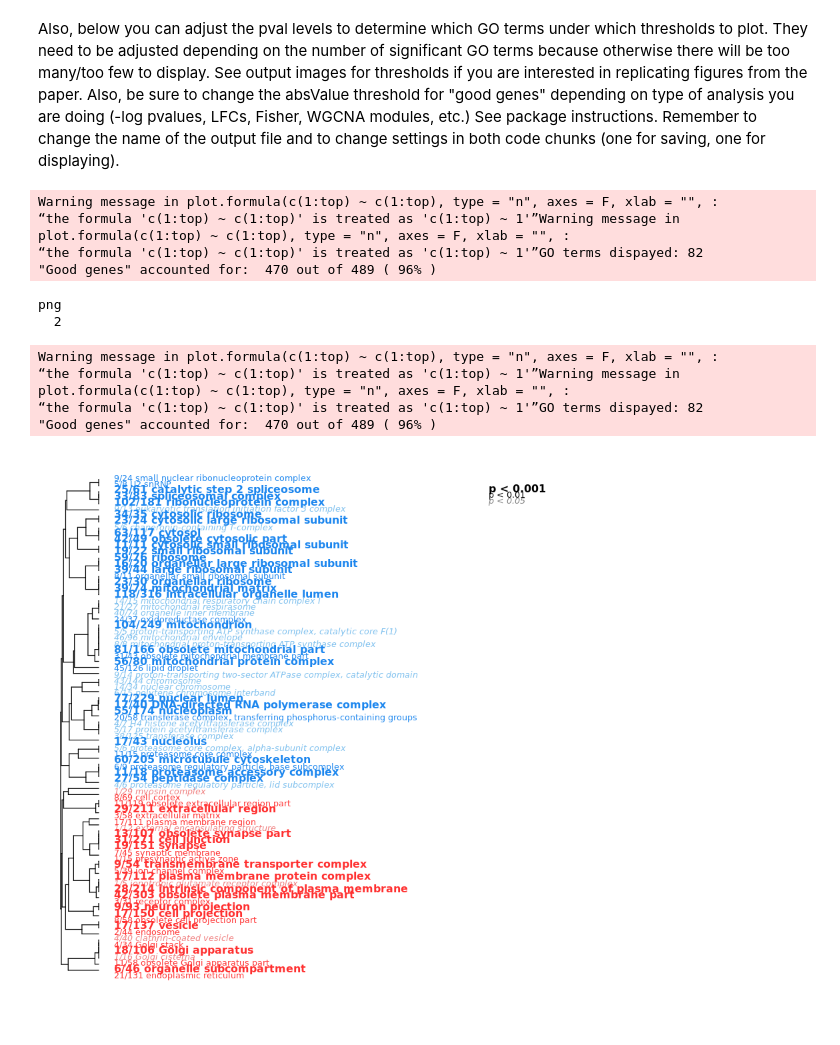
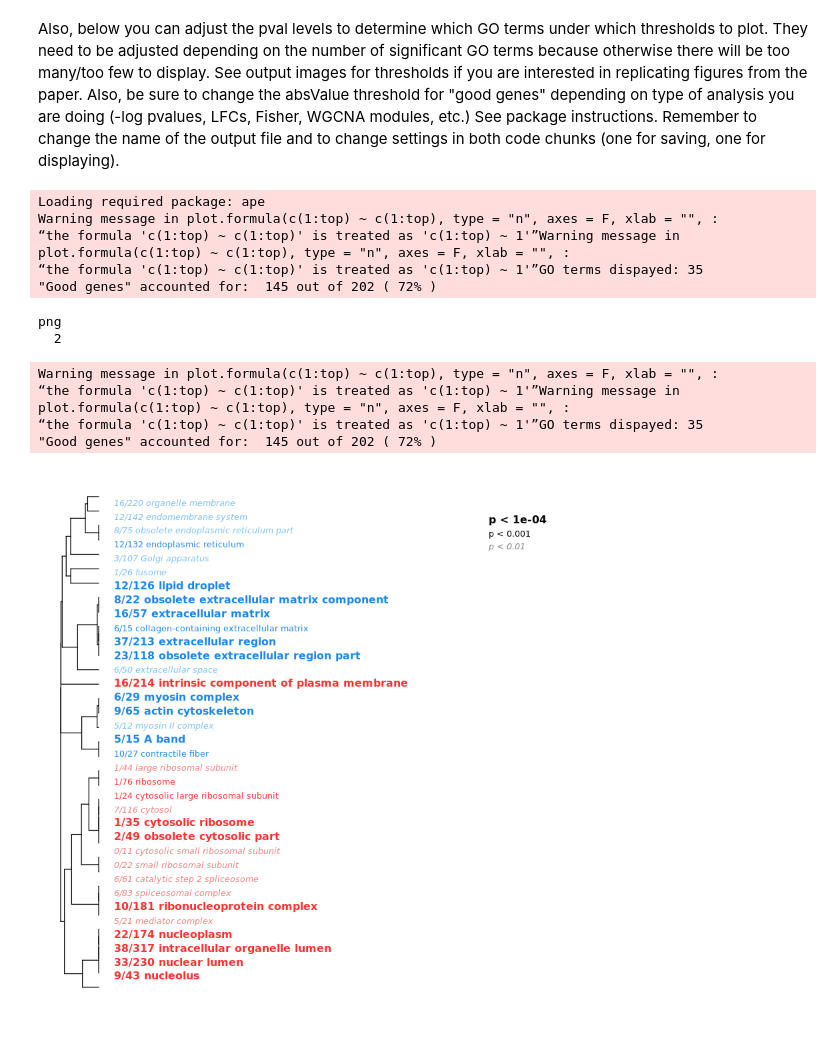
Before and after one commit to tepoltlab/RhithroLoxo_DE, a Jupyter notebook: GO_MWU/GO_MWU.ipynb, the cells around one changed output. Cells and saved outputs as stored; diff of their text form; code cells hidden in the pictures.

```diff
--- a/GO_MWU/GO_MWU.ipynb
+++ b/GO_MWU/GO_MWU.ipynb
@@ -140,8 +140,8 @@ There are many possible enrichment analyses one can run given the output from th
 
 Note that `GO_MWU` may return a message about "terms without a defined level." Apparently `EnTAP` is returning some deprecated GO terms, as was also noted [here](https://github.com/fishercera/TreehopperSeq/blob/master/GoSeq_Walkthrough.md).
 # %%
-input="GO_MWU_interaction_AvI_pval.csv" # two columns of comma-separated values: gene id, continuous measure of significance. To perform standard GO enrichment analysis based on Fisher's exact test, use binary measure (0 or 1, i.e., either sgnificant or not).
-goAnnotations="GO_MWU_annot_1e-50_range.tsv" # two-column, tab-delimited, one line per gene, multiple GO terms separated by semicolon. If you have multiple lines per gene, use nrify_GOtable.pl prior to running this script.
+input="GO_MWU_PvC_pval.csv" # two columns of comma-separated values: gene id, continuous measure of significance. To perform standard GO enrichment analysis based on Fisher's exact test, use binary measure (0 or 1, i.e., either sgnificant or not).
+goAnnotations="GO_MWU_annot_1e-50_PvC.tsv" # two-column, tab-delimited, one line per gene, multiple GO terms separated by semicolon. If you have multiple lines per gene, use nrify_GOtable.pl prior to running this script.
 goDatabase="go.obo" # download from http://www.geneontology.org/GO.downloads.ontology.shtml
 goDivision="CC" # either MF, or BP, or CC
 source("gomwu.functions.R")
@@ -165,38 +165,39 @@ Also, below you can adjust the pval levels to determine which GO terms under whi
 # %%
 #save plot
 pdf("../vis/GO_MWU_interaction_AvI_pval_annot_1e-50_CC.pdf")#, pointsize=60, height=2200, width=2500)
 results=gomwuPlot(input,goAnnotations,goDivision,
 	absValue=-log(0.05,10),  # genes with the measure value exceeding this will be counted as "good genes". This setting is for signed log-pvalues. Specify absValue=0.001 if you are doing Fisher's exact test for standard GO enrichment or analyzing a WGCNA module (all non-zero genes = "good genes").
     #absValue=0.001, #if doing Fisher, WGCNA module, or are using log2-fold changes
-	level1=0.05, # FDR threshold for plotting. Specify level1=1 to plot all GO categories containing genes exceeding the absValue.
-	level2=0.01, # FDR cutoff to print in regular (not italic) font.
-	level3=0.001, # FDR cutoff to print in large bold font.
+	level1=0.01, # FDR threshold for plotting. Specify level1=1 to plot all GO categories containing genes exceeding the absValue.
+	level2=0.001, # FDR cutoff to print in regular (not italic) font.
+	level3=0.0001, # FDR cutoff to print in large bold font.
 	txtsize=1.2,    # decrease to fit more on one page, or increase (after rescaling the plot so the tree fits the text) for better "word cloud" effect
 	treeHeight=0.5, # height of the hierarchical clustering tree
 	#colors=c("gray0","gray0","gray57","gray57") # these are default colors, un-remar and change if needed
 )
 dev.off()
 
 #show plot
 results=gomwuPlot(input,goAnnotations,goDivision,
     absValue=-log(0.05,10),  # genes with the measure value exceeding this will be counted as "good genes". This setting is for signed log-pvalues. Specify absValue=0.001 if you are doing Fisher's exact test for standard GO enrichment or analyzing a WGCNA module (all non-zero genes = "good genes").
     #absValue=0.001, #if doing Fisher, WGCNA module, or are using log2-fold changes
-	level1=0.05, # FDR threshold for plotting. Specify level1=1 to plot all GO categories containing genes exceeding the absValue.
-	level2=0.01, # FDR cutoff to print in regular (not italic) font.
-	level3=0.001, # FDR cutoff to print in large bold font.
+	level1=0.01, # FDR threshold for plotting. Specify level1=1 to plot all GO categories containing genes exceeding the absValue.
+	level2=0.001, # FDR cutoff to print in regular (not italic) font.
+	level3=0.0001, # FDR cutoff to print in large bold font.
 	txtsize=1.2,    # decrease to fit more on one page, or increase (after rescaling the plot so the tree fits the text) for better "word cloud" effect
 	treeHeight=0.5, # height of the hierarchical clustering tree
 	#colors=c("gray0","gray0","gray57","gray57") # these are default colors, un-remar and change if needed
 )
 # %% [output]
+Loading required package: ape
 Warning message in plot.formula(c(1:top) ~ c(1:top), type = "n", axes = F, xlab = "", :
 “the formula 'c(1:top) ~ c(1:top)' is treated as 'c(1:top) ~ 1'”Warning message in plot.formula(c(1:top) ~ c(1:top), type = "n", axes = F, xlab = "", :
-“the formula 'c(1:top) ~ c(1:top)' is treated as 'c(1:top) ~ 1'”GO terms dispayed: 82
-"Good genes" accounted for:  470 out of 489 ( 96% )
+“the formula 'c(1:top) ~ c(1:top)' is treated as 'c(1:top) ~ 1'”GO terms dispayed: 35
+"Good genes" accounted for:  145 out of 202 ( 72% )
 png
   2
 Warning message in plot.formula(c(1:top) ~ c(1:top), type = "n", axes = F, xlab = "", :
 “the formula 'c(1:top) ~ c(1:top)' is treated as 'c(1:top) ~ 1'”Warning message in plot.formula(c(1:top) ~ c(1:top), type = "n", axes = F, xlab = "", :
-“the formula 'c(1:top) ~ c(1:top)' is treated as 'c(1:top) ~ 1'”GO terms dispayed: 82
-"Good genes" accounted for:  470 out of 489 ( 96% )
+“the formula 'c(1:top) ~ c(1:top)' is treated as 'c(1:top) ~ 1'”GO terms dispayed: 35
+"Good genes" accounted for:  145 out of 202 ( 72% )
-[figure, old version]
+[figure, new version]
```
Also changed, not shown: parts of 1 cell of this notebook, 1 other file.
